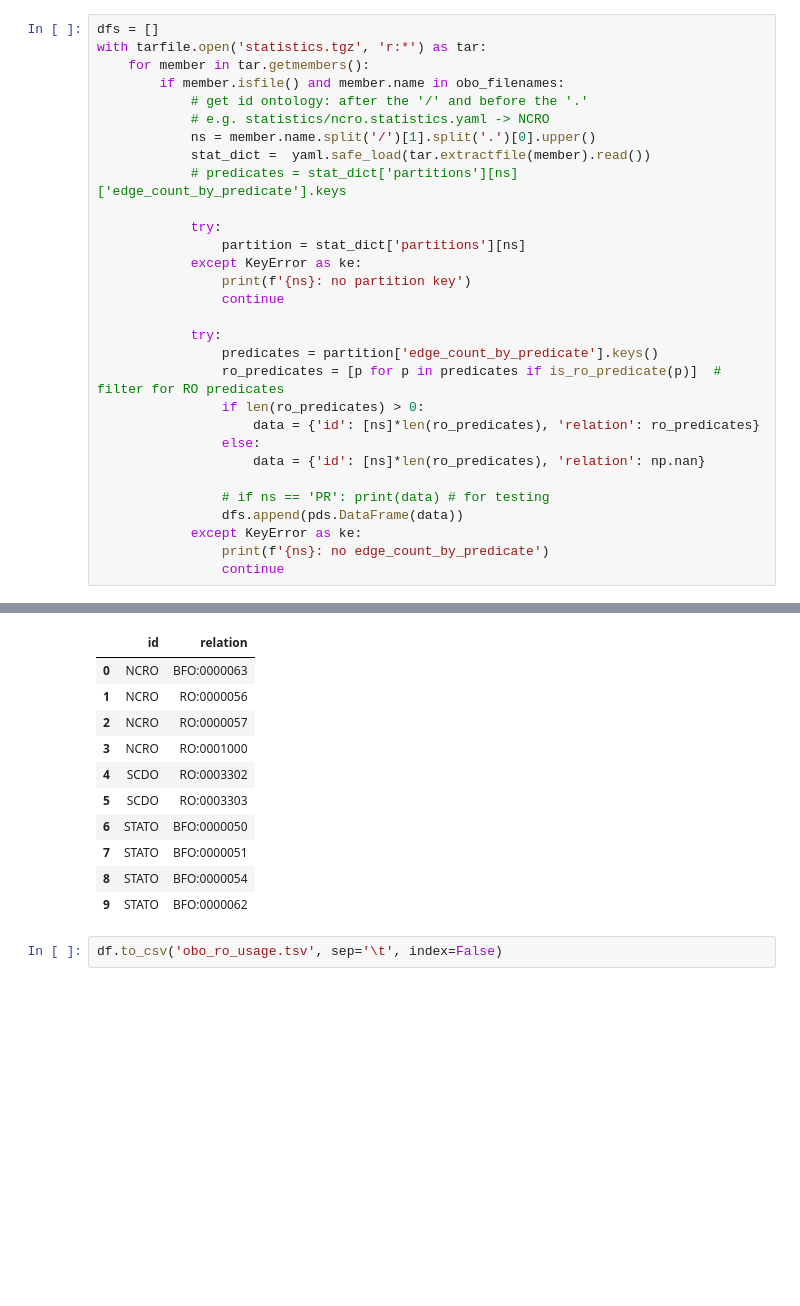
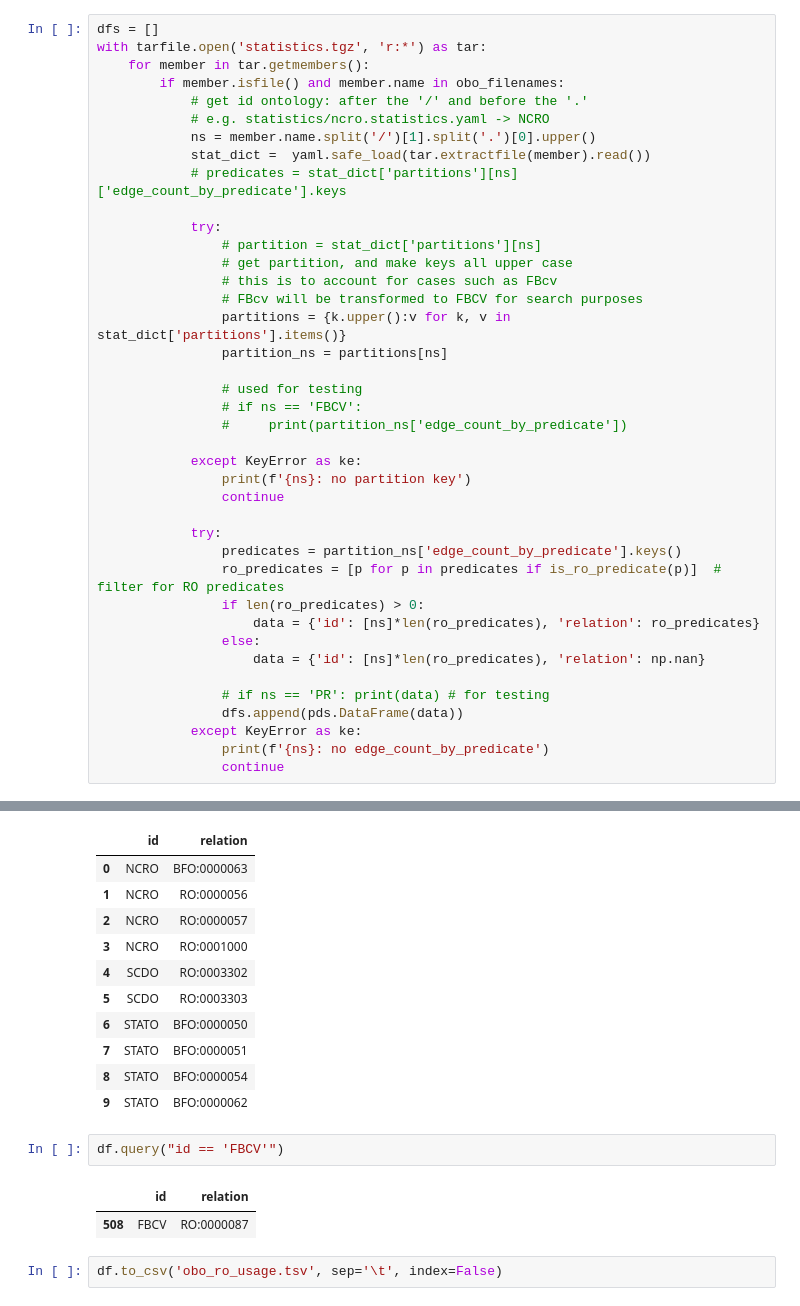
Before and after one commit to oborel/obo-relations, a Jupyter notebook: src/ontology/2023_ro_paper/obo_ro_usage.ipynb, the cells around one changed output, grey strips where cells are left out. Saved outputs shown, nothing was run; the diff lists cells and outputs as text; blank space fills up the shorter version.

Commit message:
updating usage notebook to account for mixed case domain names (e.g., FBcv)

```diff
--- a/src/ontology/2023_ro_paper/obo_ro_usage.ipynb
+++ b/src/ontology/2023_ro_paper/obo_ro_usage.ipynb
@@ -63,13 +63,23 @@ with tarfile.open('statistics.tgz', 'r:*') as tar:
             # predicates = stat_dict['partitions'][ns]['edge_count_by_predicate'].keys
 
             try:
-                partition = stat_dict['partitions'][ns]
+                # partition = stat_dict['partitions'][ns]
+                # get partition, and make keys all upper case
+                # this is to account for cases such as FBcv
+                # FBcv will be transformed to FBCV for search purposes
+                partitions = {k.upper():v for k, v in stat_dict['partitions'].items()}
+                partition_ns = partitions[ns]
+
+                # used for testing
+                # if ns == 'FBCV':
+                #     print(partition_ns['edge_count_by_predicate'])
+
             except KeyError as ke:
                 print(f'{ns}: no partition key')
                 continue
 
             try:
-                predicates = partition['edge_count_by_predicate'].keys()
+                predicates = partition_ns['edge_count_by_predicate'].keys()
                 ro_predicates = [p for p in predicates if is_ro_predicate(p)]  # filter for RO predicates
                 if len(ro_predicates) > 0:
                     data = {'id': [ns]*len(ro_predicates), 'relation': ro_predicates}
@@ -114,6 +116,11 @@ df.head(10)
 | 7 | STATO | BFO:0000051 |
 | 8 | STATO | BFO:0000054 |
 | 9 | STATO | BFO:0000062 |
+# %%
+df.query("id == 'FBCV'")
+# %% [output]
+|  | id | relation |
+| 508 | FBCV | RO:0000087 |
 # %%
 df.to_csv('obo_ro_usage.tsv', sep='\t', index=False)
 # %%
```
Also changed, not shown: parts of 1 cell of this notebook.
